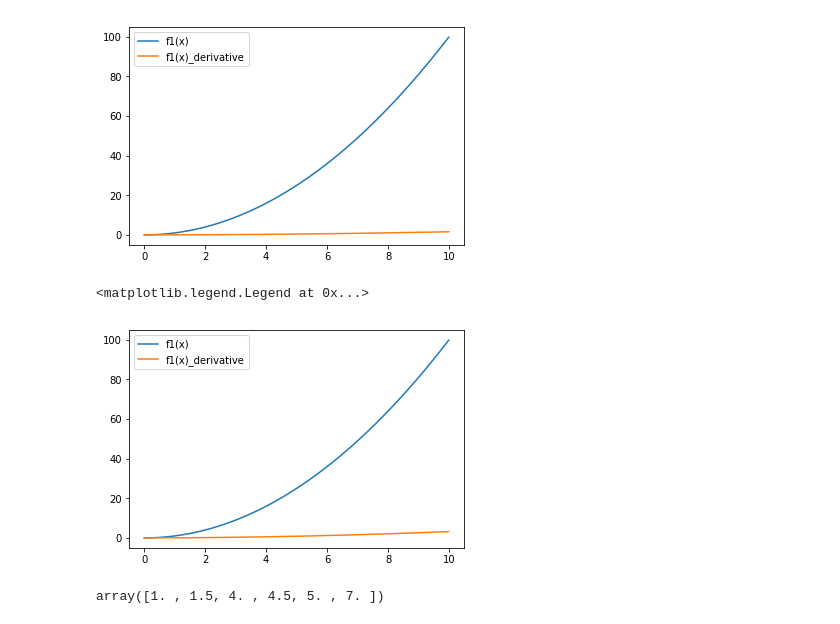
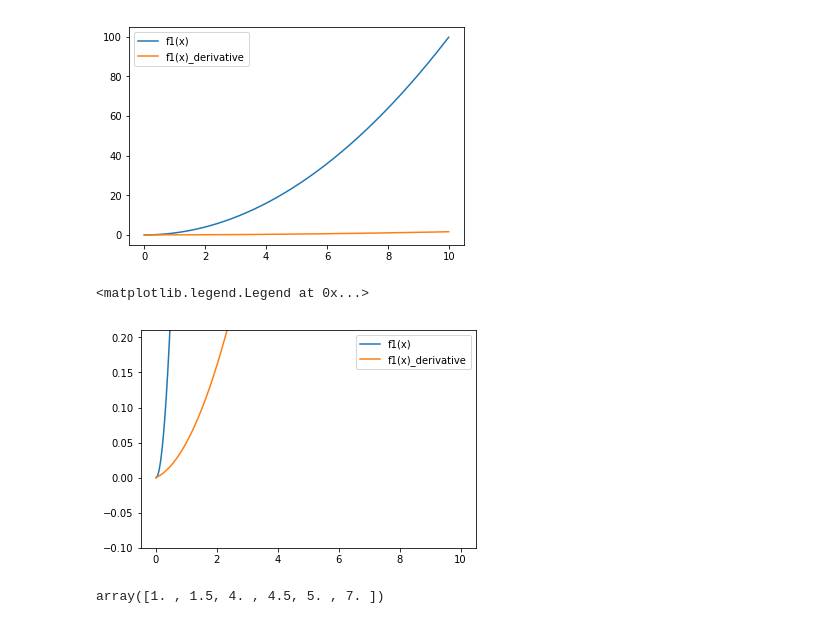
Before and after one commit to zerosum99/tensor_study, a Jupyter notebook: 미분구하기.ipynb, the cells around one changed output. Drawn from its saved outputs; the diff is of its cells as text; code cells hidden in the pictures.

```diff
--- a/미분구하기.ipynb
+++ b/미분구하기.ipynb
@@ -133,12 +180,12 @@ plt.legend()
 [figure]
 # %%
 plt.plot(x, f1(x), label="f1(x)")
-plt.plot(x, np.gradient(f_2 ), label="f1(x)_derivative")
-
+plt.plot(x, np.gradient(f_2, edge_order=2 ), label="f1(x)_derivative")
+plt.ylim(-0.1, 0.21)
 plt.legend()
 # %% [output]
 <matplotlib.legend.Legend at 0x...>
-[figure, old version]
+[figure, new version]
 # %%
 (f(x+delta_x) - f(x)) / delta_x            # 전진 차분
 
```
Also changed, not shown: parts of 12 cells of this notebook, 1 other file.
